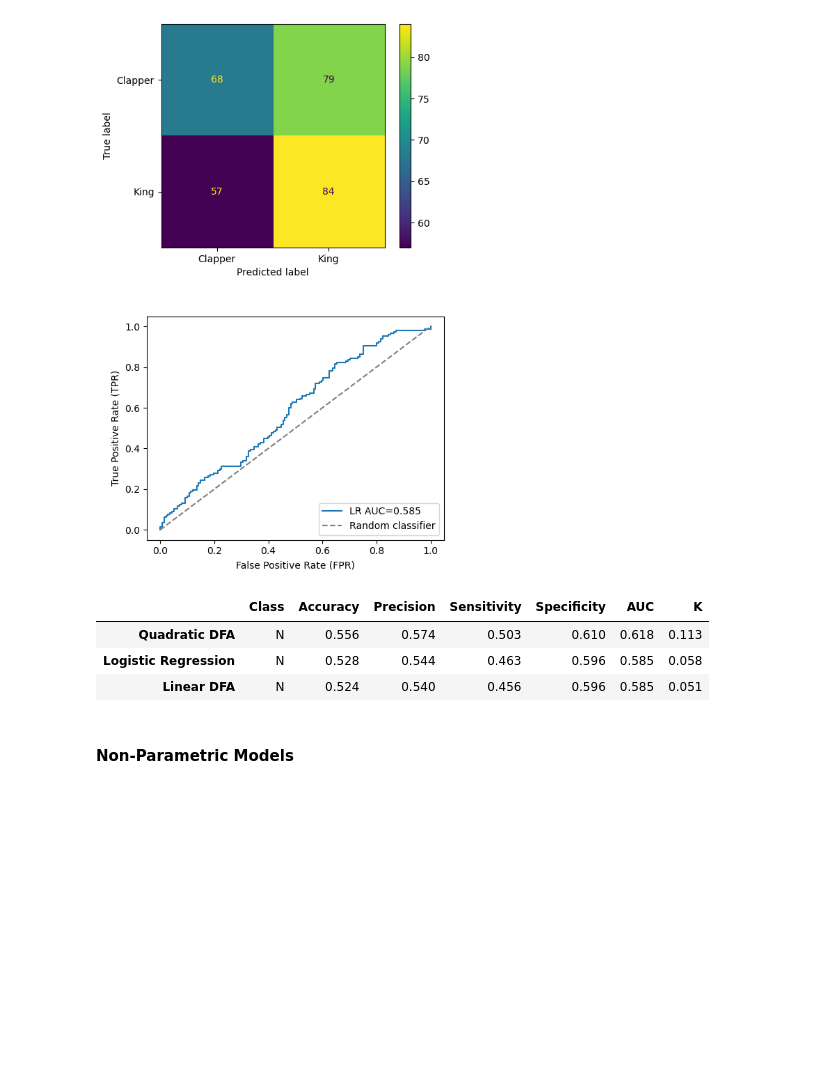
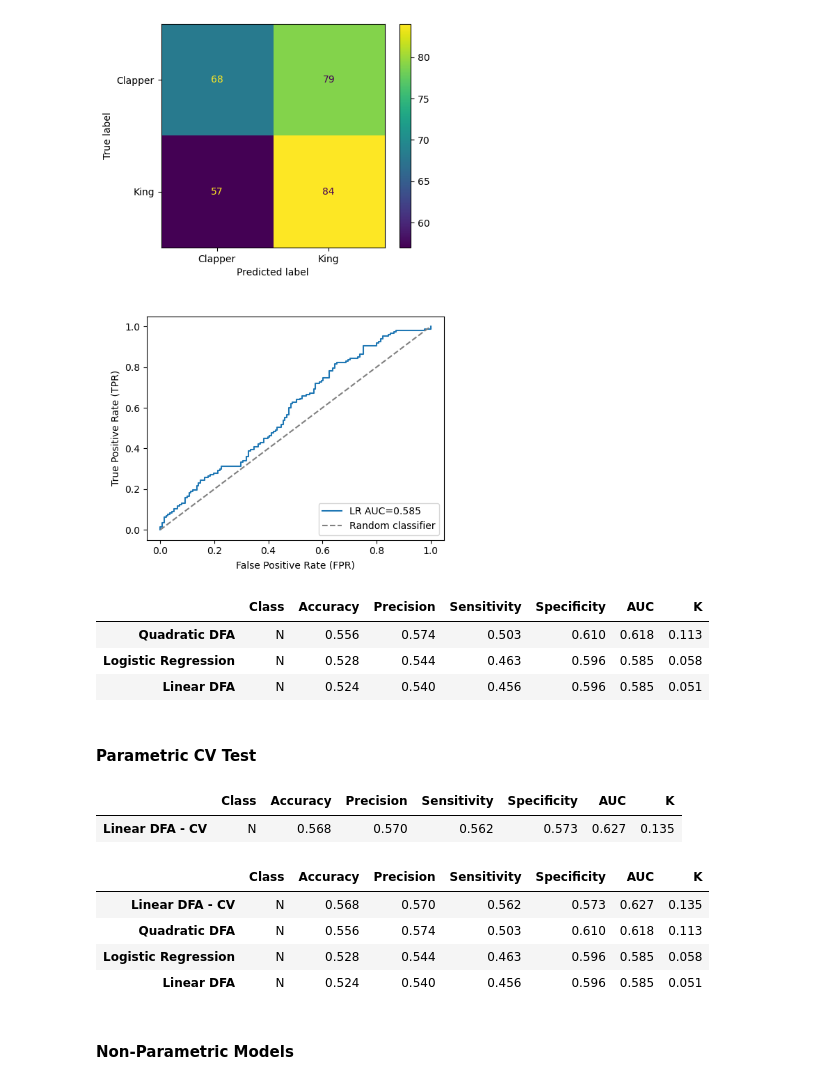
Before and after one commit to carl-schick-ds/rails, a Jupyter notebook: rails.ipynb, the cells around one changed output. Drawn from its saved outputs; the diff is of its cells as text; code cells hidden in the pictures; blank space fills up the shorter version.

Commit message:
CV Test

```diff
--- a/rails.ipynb
+++ b/rails.ipynb
@@ -460,6 +464,52 @@ display(pd.concat([ldr_results, qdr_results, lr_results]).sort_values(by='Accura
 | Quadratic DFA | N | 0.556 | 0.574 | 0.503 | 0.610 | 0.618 | 0.113 |
 | Logistic Regression | N | 0.528 | 0.544 | 0.463 | 0.596 | 0.585 | 0.058 |
 | Linear DFA | N | 0.524 | 0.540 | 0.456 | 0.596 | 0.585 | 0.051 |
+# %% [markdown]
+#### Parametric CV Test
+# %%
+from sklearn.model_selection import cross_validate, LeaveOneOut, KFold
+scr_auc_alt = roc_auc_score(y_test, y_pred_proba_King)
+
+## LDR
+ldr_cv = LinearDiscriminantAnalysis()
+precision_scorer = make_scorer(precision_score, pos_label='Clapper')
+sensitivity_scorer = make_scorer(recall_score, pos_label='Clapper')
+specificity_scorer = make_scorer(recall_score, pos_label='King')
+auc_scorer = make_scorer(roc_auc_score, needs_proba=True)
+k_scorer = make_scorer(cohen_kappa_score)
+scoring = {'accuracy': 'accuracy',
+            'precision': precision_scorer,
+            'sensitivity': sensitivity_scorer,
+            'specificity': specificity_scorer,
+            'auc': auc_scorer,
+            'k': k_scorer}
+
+# loo = LeaveOneOut()
+# kfold = KFold(n_splits=10, shuffle=True, random_state=77)
+scores = cross_validate(ldr_cv, X, y, scoring=scoring, cv=10)
+scr_accuracy = round(scores['test_accuracy'].mean(), 3)
+scr_precision = round(scores['test_precision'].mean(), 3)
+scr_sensitivity = round(scores['test_sensitivity'].mean(), 3)
+scr_specificity = round(scores['test_specificity'].mean(), 3)
+scr_auc = round(scores['test_auc'].mean(), 3)
+scr_k = round(scores['test_k'].mean(), 3)
+
+
+results_cols = ['Class', 'Accuracy', 'Precision', 'Sensitivity', 'Specificity', 'AUC', 'K']
+ldrcv_results = pd.DataFrame(columns=results_cols)
+ldrcv_results.loc['Linear DFA - CV'] = ['N', scr_accuracy, scr_precision, scr_sensitivity, scr_specificity, scr_auc, scr_k]
+display(ldrcv_results)
+# %% [output]
+|  | Class | Accuracy | Precision | Sensitivity | Specificity | AUC | K |
+| Linear DFA - CV | N | 0.568 | 0.570 | 0.562 | 0.573 | 0.627 | 0.135 |
+# %%
+display(pd.concat([ldr_results, qdr_results, lr_results, ldrcv_results]).sort_values(by='Accuracy', ascending=False))
+# %% [output]
+|  | Class | Accuracy | Precision | Sensitivity | Specificity | AUC | K |
+| Linear DFA - CV | N | 0.568 | 0.570 | 0.562 | 0.573 | 0.627 | 0.135 |
+| Quadratic DFA | N | 0.556 | 0.574 | 0.503 | 0.610 | 0.618 | 0.113 |
+| Logistic Regression | N | 0.528 | 0.544 | 0.463 | 0.596 | 0.585 | 0.058 |
+| Linear DFA | N | 0.524 | 0.540 | 0.456 | 0.596 | 0.585 | 0.051 |
 # %% [markdown]
 #### Non-Parametric Models
 # %%
```
Also changed, not shown: parts of 2 cells of this notebook.
